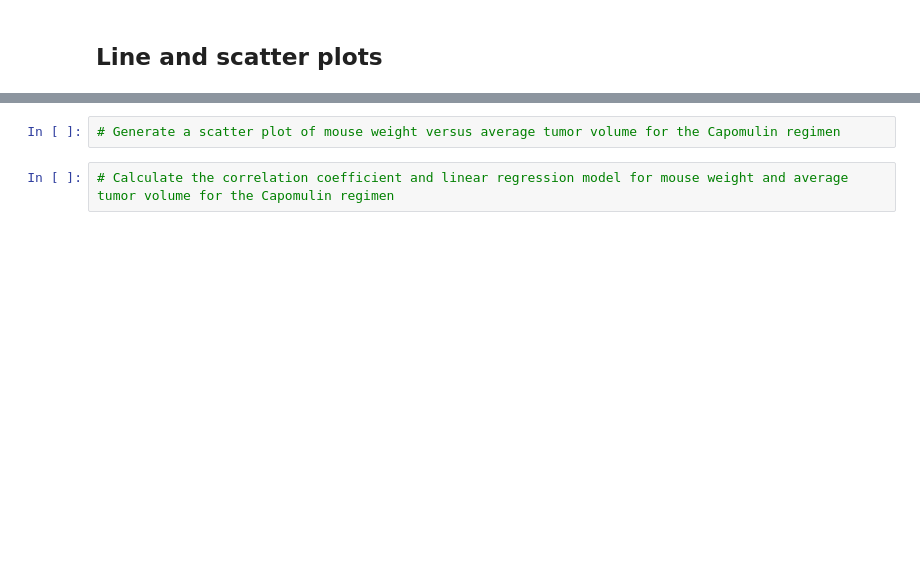
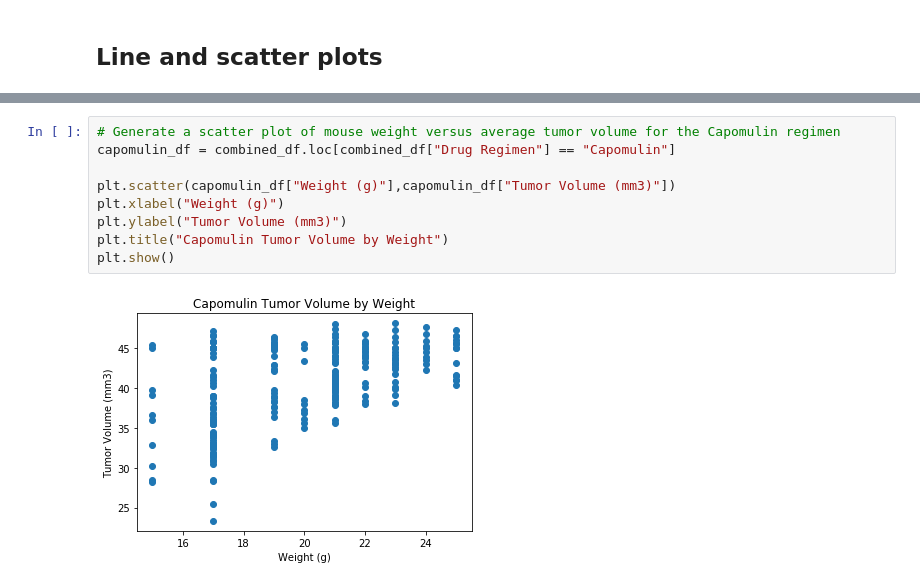
Before and after one commit to nvanlangen/matplotlib-challenge, a Jupyter notebook: Pymaceuticals/pymaceuticals_NVL.ipynb, the cells around one changed output, grey strips where cells are left out. Saved outputs shown, nothing was run; the diff lists cells and outputs as text; blank space fills up the shorter version.

```diff
--- a/Pymaceuticals/pymaceuticals_NVL.ipynb
+++ b/Pymaceuticals/pymaceuticals_NVL.ipynb
@@ -157,4 +261,11 @@ plt.show()
 # %%
 # Generate a scatter plot of mouse weight versus average tumor volume for the Capomulin regimen
+capomulin_df = combined_df.loc[combined_df["Drug Regimen"] == "Capomulin"]
+
+plt.scatter(capomulin_df["Weight (g)"],capomulin_df["Tumor Volume (mm3)"])
+plt.xlabel("Weight (g)")
+plt.ylabel("Tumor Volume (mm3)")
+plt.title("Capomulin Tumor Volume by Weight")
+plt.show()
+# %% [output]
+[figure, added]
-# %%
-# Calculate the correlation coefficient and linear regression model for mouse weight and average tumor volume for the Capomulin regimen
```
Also changed, not shown: parts of 9 cells of this notebook.
